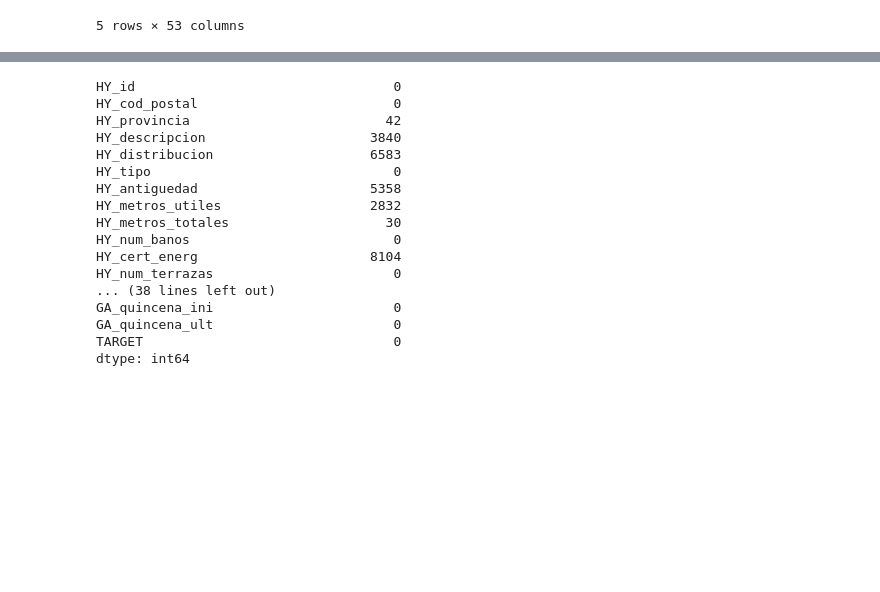
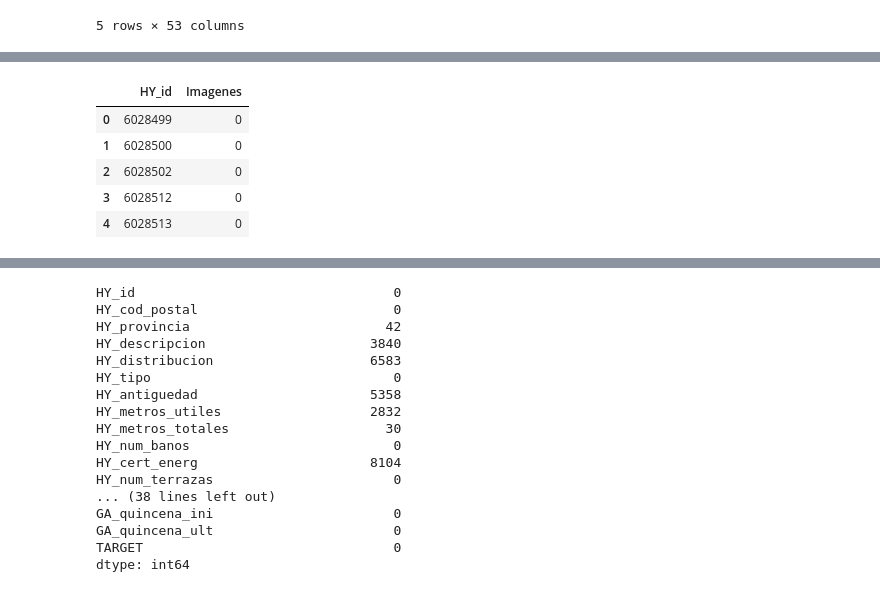
Before and after one commit to RohitUttam/UniversityHack2019, a Jupyter notebook: Expl_ini_rf.ipynb, the cells around one changed output, grey strips where cells are left out. Cells and saved outputs as stored; diff of their text form; code cells hidden in the pictures; blank space fills up the shorter version.

```diff
--- a/Expl_ini_rf.ipynb
+++ b/Expl_ini_rf.ipynb
@@ -46,0 +76,12 @@ modelar.head()
+# %%
+modelar.insert(52,'Imagenes',0)
+modelar[['HY_id','Imagenes']].head()
+
+#Falta hacer merge
+# %% [output]
+|  | HY_id | Imagenes |
+| 0 | 6028499 | 0 |
+| 1 | 6028500 | 0 |
+| 2 | 6028502 | 0 |
+| 3 | 6028512 | 0 |
+| 4 | 6028513 | 0 |
```
Also changed, not shown: parts of 5 cells of this notebook.
